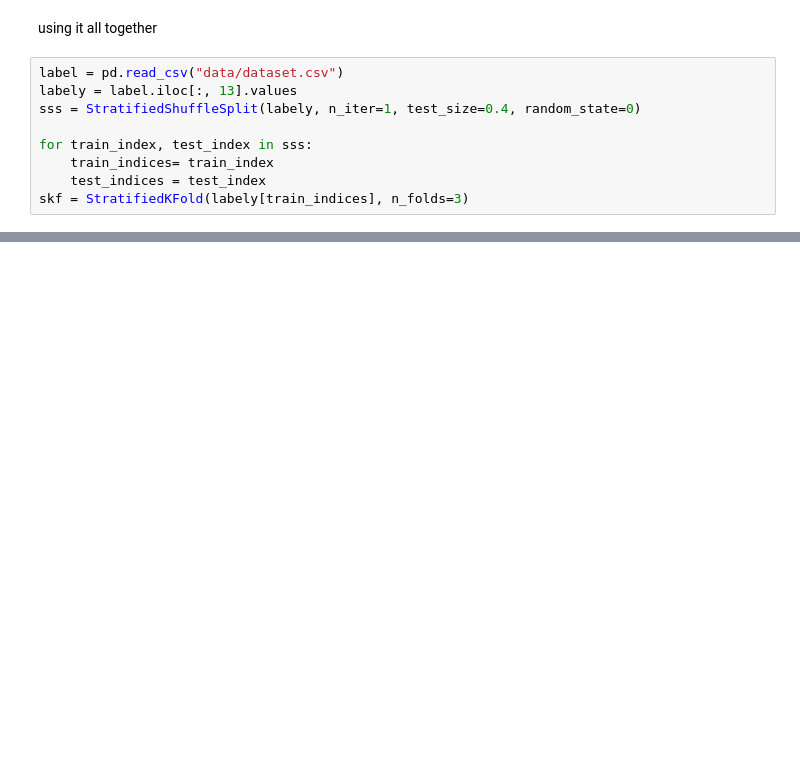
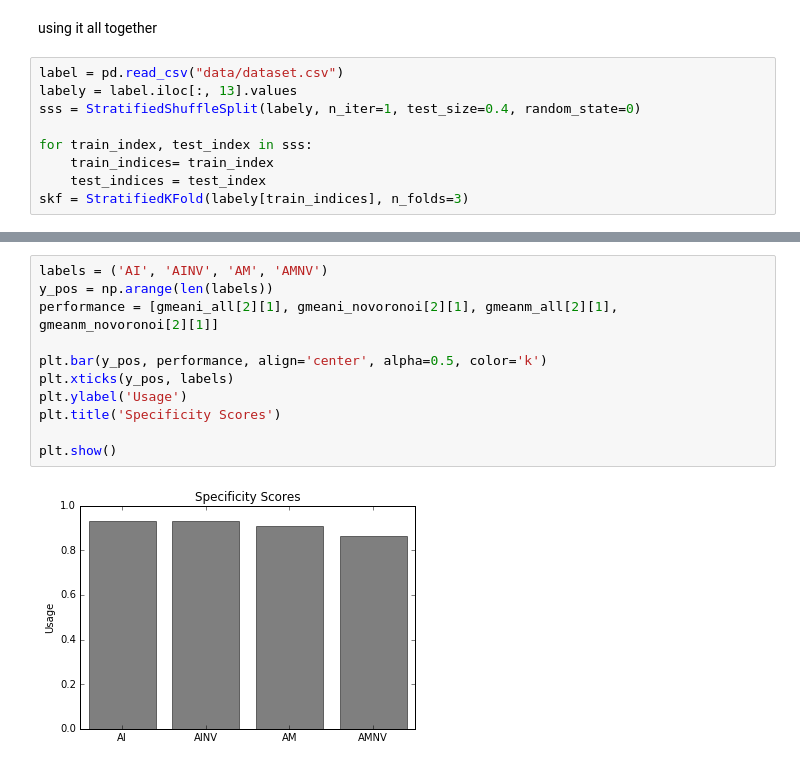
Before and after one commit to rjesteban/defensive-play-classifier, a Jupyter notebook: Final output.ipynb, the cells around one changed output, grey strips where cells are left out. Drawn from its saved outputs; the diff is of its cells as text; blank space fills up the shorter version.

```diff
--- a/Final output.ipynb
+++ b/Final output.ipynb
@@ -150,0 +223,13 @@ GMEAN: 0.879049072992
+# %%
+labels = ('AI', 'AINV', 'AM', 'AMNV')
+y_pos = np.arange(len(labels))
+performance = [gmeani_all[2][1], gmeani_novoronoi[2][1], gmeanm_all[2][1], gmeanm_novoronoi[2][1]]
+
+plt.bar(y_pos, performance, align='center', alpha=0.5, color='k')
+plt.xticks(y_pos, labels)
+plt.ylabel('Usage')
+plt.title('Specificity Scores')
+
+plt.show()
+# %% [output]
+[figure, added]
```
Also changed, not shown: parts of 13 cells of this notebook.
